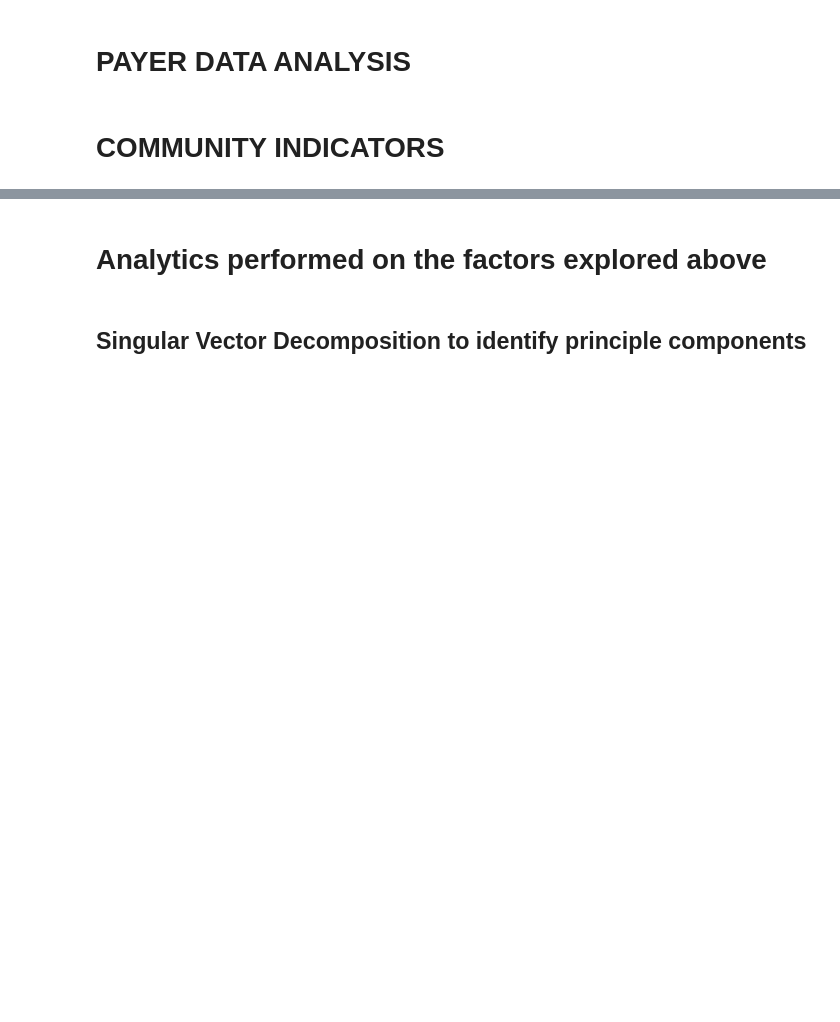
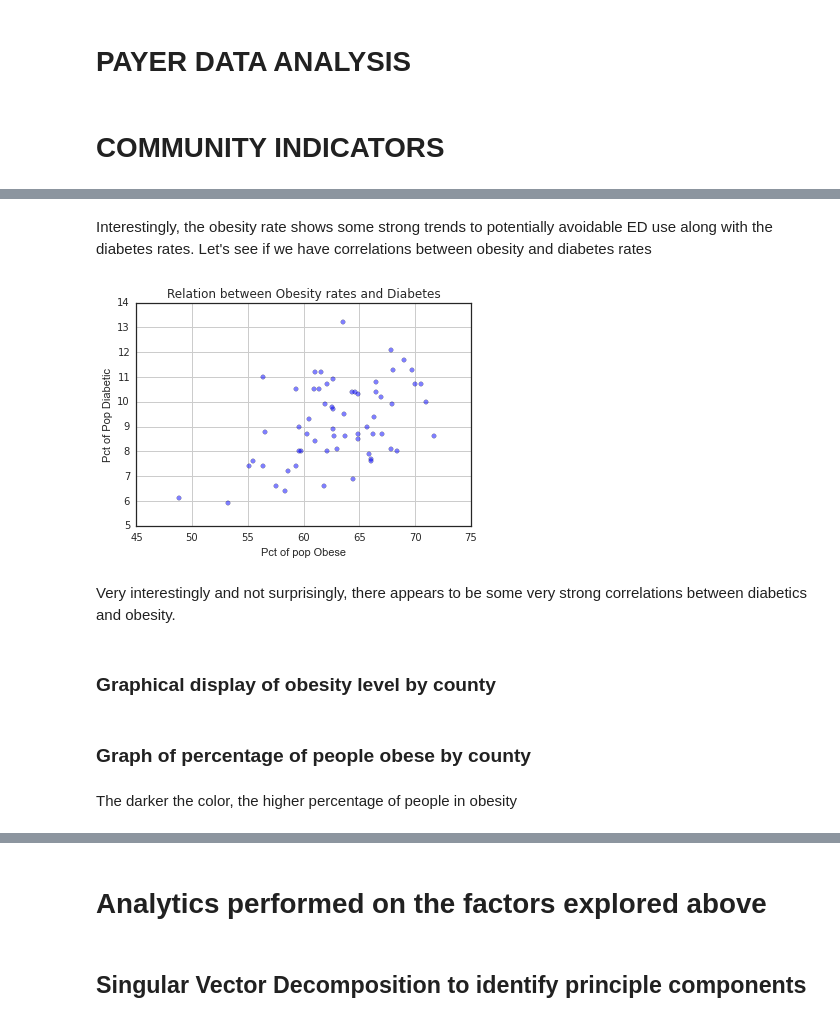
Before and after one commit to SumanthMeenan/CS109-1, a Jupyter notebook: CS109Project.ipynb, the cells around one changed output, grey strips where cells are left out. Saved outputs shown, nothing was run; the diff lists cells and outputs as text; code cells hidden in the pictures; blank space fills up the shorter version.

```diff
--- a/CS109Project.ipynb
+++ b/CS109Project.ipynb
@@ -853,0 +925,19 @@ Also see strong trends in the same geographical area - those in poverty tend hav
+# %% [markdown]
+Interestingly, the obesity rate shows some strong trends to potentially avoidable ED use along with the diabetes rates.   Let's see if we have correlations between obesity and diabetes rates
+# %%
+# scatter plot between obesity and diabetes
+
+plt.scatter(df['Obese'], df['Diabetic'], alpha=0.5)
+plt.title('Relation between Obesity rates and Diabetes')
+plt.xlabel('Pct of pop Obese')
+plt.ylabel('Pct of Pop Diabetic')
+#plt.xlim(-20, 20)
+#plt.ylim(0, .2)
+plt.grid()
+plt.show()
+# %% [output]
+[figure, added]
+# %% [markdown]
+Very interestingly and not surprisingly, there appears to be some very strong correlations between diabetics and obesity.
+# %% [markdown]
+### Graphical display of obesity level by county
@@ -853,0 +1022,4 @@ Also see strong trends in the same geographical area - those in poverty tend hav
+# %% [markdown]
+### Graph of percentage of people obese by county
+# %% [markdown]
+The darker the color, the higher percentage of people in obesity
```
Also changed, not shown: parts of 45 cells of this notebook.
